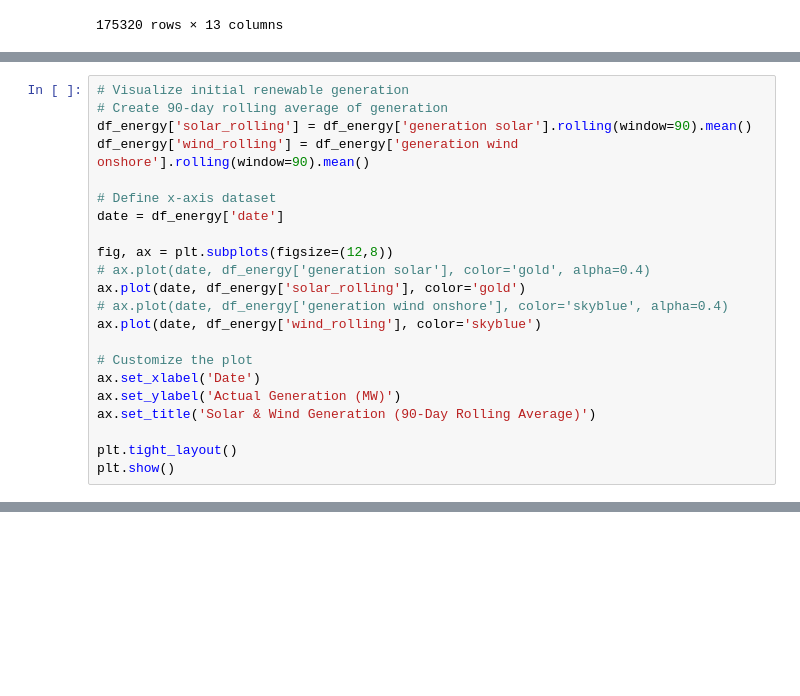
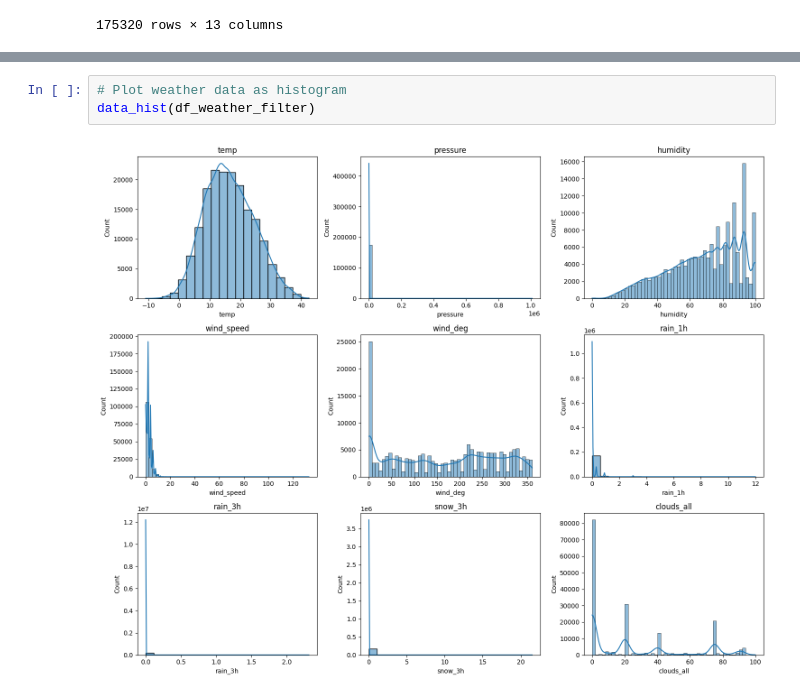
Before and after one commit to amukherjee25/forecasting-electricity-prices, a Jupyter notebook: preprocessing_weather.ipynb, the cells around one changed output, grey strips where cells are left out. Drawn from its saved outputs; the diff is of its cells as text; blank space fills up the shorter version.

Commit message:
Updated weather dataframes for outliers

```diff
--- a/preprocessing_weather.ipynb
+++ b/preprocessing_weather.ipynb
@@ -222,22 +179,0 @@ df_weather_filter
-# %%
-# Visualize initial renewable generation
-# Create 90-day rolling average of generation
-df_energy['solar_rolling'] = df_energy['generation solar'].rolling(window=90).mean()
-df_energy['wind_rolling'] = df_energy['generation wind onshore'].rolling(window=90).mean()
-
-# Define x-axis dataset
-date = df_energy['date']
-
-fig, ax = plt.subplots(figsize=(12,8))
-# ax.plot(date, df_energy['generation solar'], color='gold', alpha=0.4)
-ax.plot(date, df_energy['solar_rolling'], color='gold')
-# ax.plot(date, df_energy['generation wind onshore'], color='skyblue', alpha=0.4)
-ax.plot(date, df_energy['wind_rolling'], color='skyblue')
-
-# Customize the plot
-ax.set_xlabel('Date')
-ax.set_ylabel('Actual Generation (MW)')
-ax.set_title('Solar & Wind Generation (90-Day Rolling Average)')
-
-plt.tight_layout()
-plt.show()
@@ -245,0 +257,5 @@ plt.show()
+# %%
+# Plot weather data as histogram
+data_hist(df_weather_filter)
+# %% [output]
+[figure, added]
```
Also changed, not shown: parts of 21 cells of this notebook, 4 other files.
